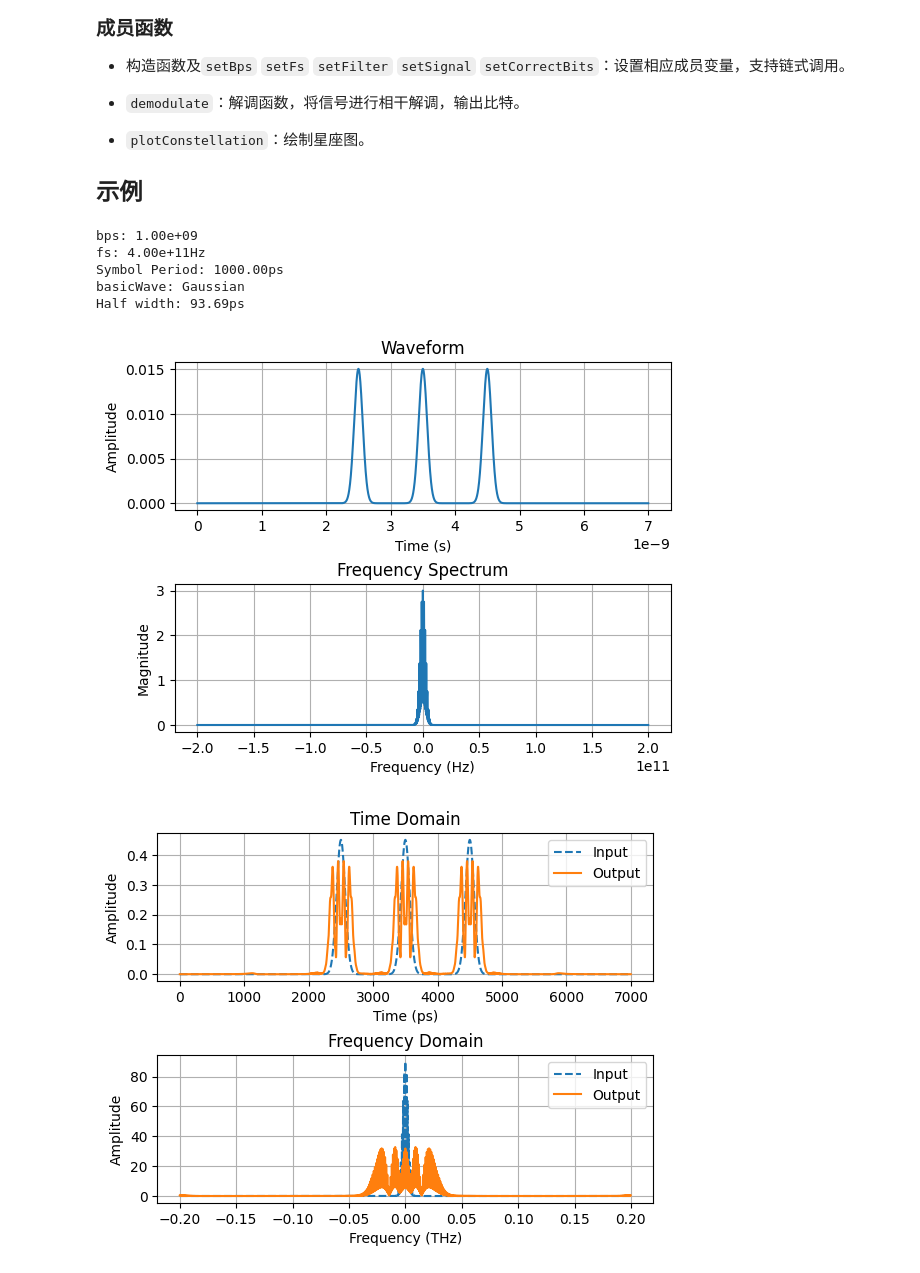
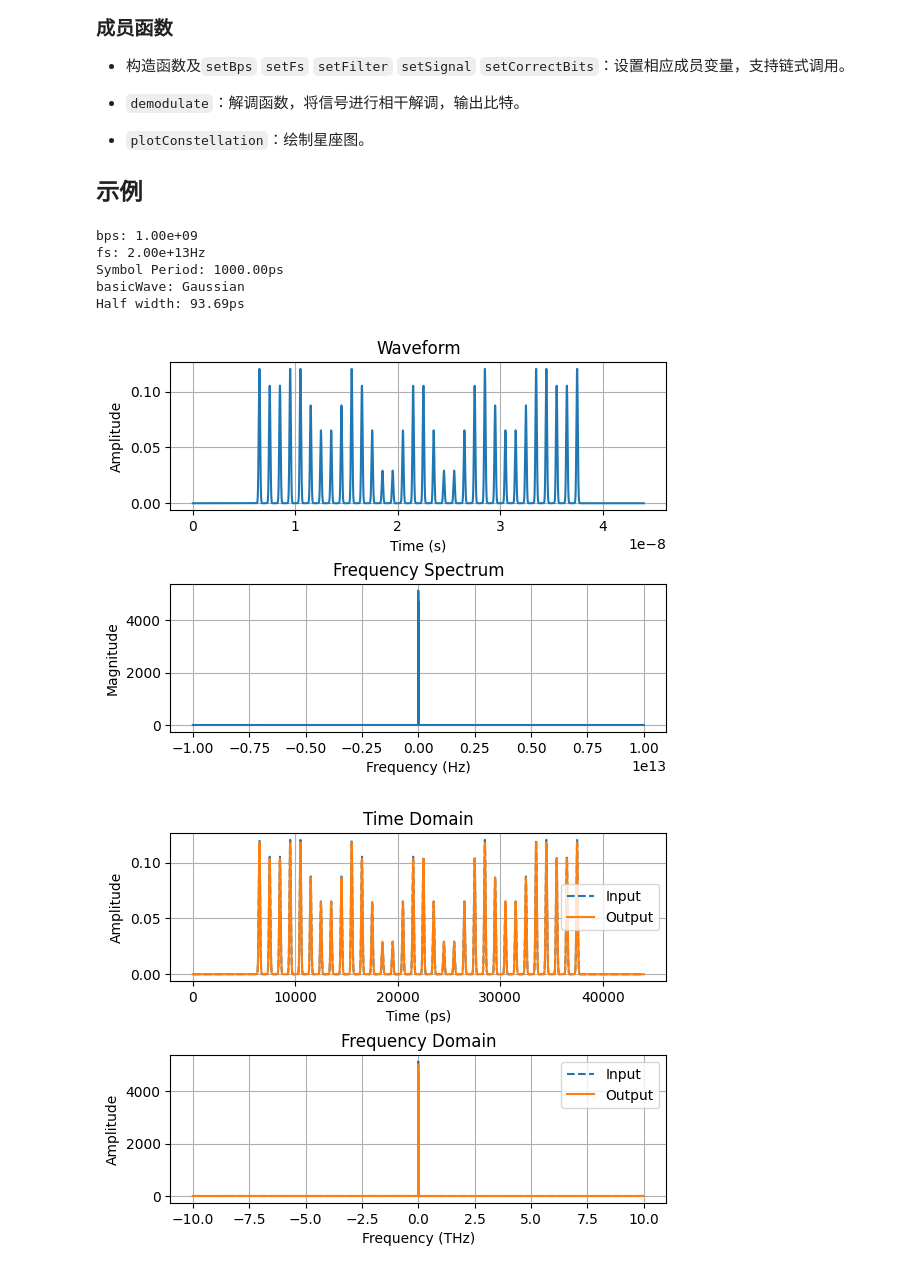
Before and after one commit to Xhlorine/SSFM-Optical-Fiber-Solver, a Jupyter notebook: workspace.ipynb, the cells around one changed output. Cells and saved outputs as stored; diff of their text form; code cells hidden in the pictures.

Commit message:
add modulation methods like 32QAM; refine the realization of padding

```diff
--- a/workspace.ipynb
+++ b/workspace.ipynb
@@ -123,26 +122,27 @@ import numpy as np
 ## 示例
 # %%
 # Generate waveform
-gen = BasicWaveGenerator(bps=1e9, fs=4e11, basicWave='Gaussian').setBits([1, 1, 1]).addZero(2)
+gen = BasicWaveGenerator(bps=1e9, fs=2e13, basicWave='Gaussian')\
+    .setBits(np.arange(stop=32)).modulation(method='32QAM', leastEnergy=2).addZero(6)
 gen.info()
 gen.plot()
 signal, t, f, w = gen.generate(freqType='all')
 # print(gen.Ns * np.sum(np.abs(np.fft.ifft(gen.filter))**2), gen.alpha, np.sqrt(np.pi/2)/0.2944)
 # %% [output]
 bps: 1.00e+09
-fs: 4.00e+11Hz
+fs: 2.00e+13Hz
 Symbol Period: 1000.00ps
 basicWave: Gaussian
 Half width: 93.69ps
-[figure, old version]
+[figure, new version]
 # %%
 # Transport through optical fiber
-fiber = SSFMSolver(alphaDB=0.2, beta=[-15, 0], gamma=2, L=100, dz=0.5, title='test')
-fiber.setInput(signal*30, t, w)
+fiber = SSFMSolver(alphaDB=0.2, beta=[2, 0], gamma=2, L=100, dz=0.5, title='test')
+fiber.setInput(signal, t, w)
 fiber.propagate()
 fiber.plot()
 # %% [output]
-[figure, old version]
+[figure, new version]
 # %%
 # Demodulate
 dem = gen.demodulator()
```
Also changed, not shown: parts of 3 cells of this notebook, 5 other files.
